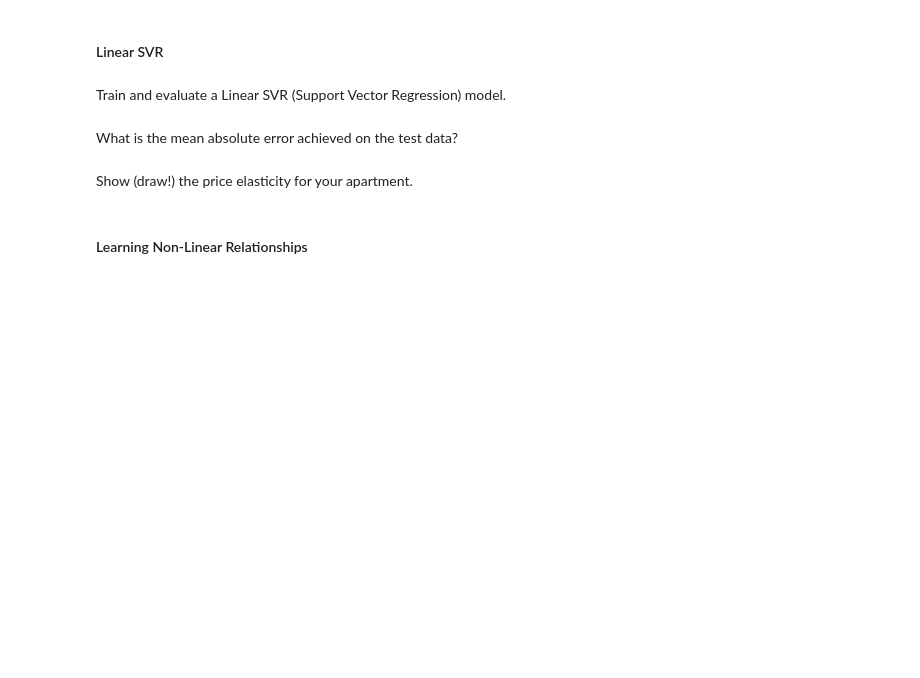
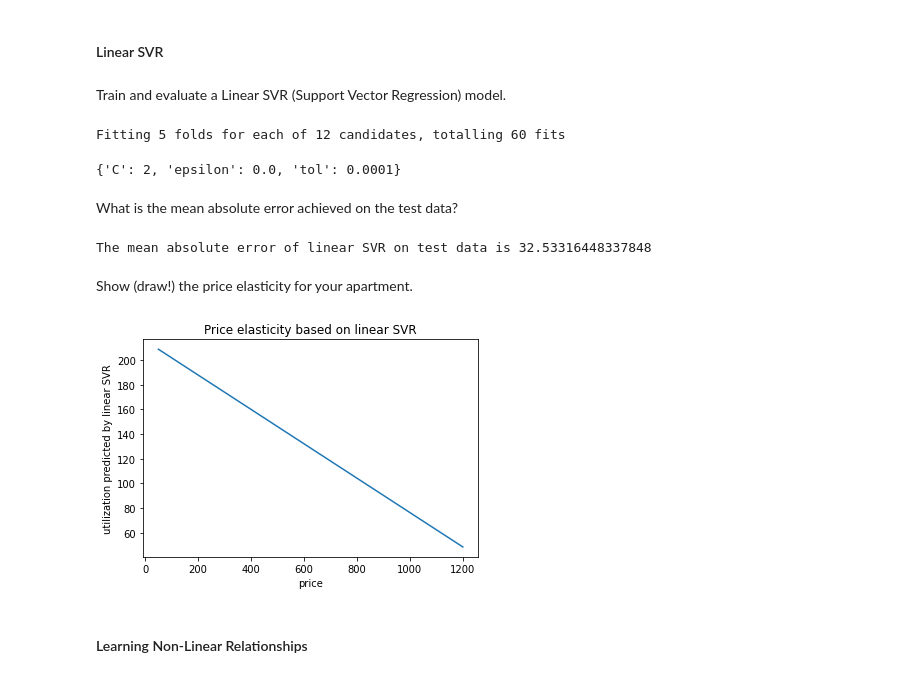
Before and after one commit to mnghiap/ids22, a Jupyter notebook: assignment1/assignment_1.ipynb, the cells around one changed output. Drawn from its saved outputs; the diff is of its cells as text; code cells hidden in the pictures; blank space fills up the shorter version.

```diff
--- a/assignment1/assignment_1.ipynb
+++ b/assignment1/assignment_1.ipynb
@@ -664,14 +667,48 @@ plot_price_elasticity(df_test, 'price', 'y_pred_linreg', ['room type', 'number r
 Train and evaluate a Linear SVR (Support Vector Regression) model.
 # %%
 # Your answer goes here
+# Perform grid search again to find best parameters set
+from sklearn.svm import LinearSVR
+params_linsvr = {
+    'epsilon': [0.0, 0.01, 0.05],
+    'tol': [1e-4, 1e-5],
+    'C': [1, 2]
+}
+linsvr_gscv = GridSearchCV(LinearSVR(random_state=RANDOM_SEED), params_linsvr, scoring='neg_mean_absolute_error',
+                           cv=5, verbose=3, n_jobs=-1)
+linsvr_gscv.fit(X_train, y_train)
+best_params_linsvr = linsvr_gscv.best_params_
+best_params_linsvr
+# %% [output]
+Fitting 5 folds for each of 12 candidates, totalling 60 fits
+{'C': 2, 'epsilon': 0.0, 'tol': 0.0001}
+# %%
+# Train a linear SVR model
+linsvr = LinearSVR(**best_params_linsvr)
+linsvr.fit(X_train, y_train)
+# Predict for test data
+y_pred_linsvr = linsvr.predict(X_test)
 # %% [markdown]
 What is the mean absolute error achieved on the test data?
 # %%
 # Your answer goes here
+mae_linsvr = mean_absolute_error(y_test, y_pred_linsvr)
+print(f"The mean absolute error of linear SVR on test data is {mae_linsvr}")
+# %% [output]
+The mean absolute error of linear SVR on test data is 32.53316448337848
 # %% [markdown]
 Show (draw!) the price elasticity for your apartment.
 # %%
 # Your answer goes here
+# Predict utilization based on the linear SVR model
+y_our_linsvr = linsvr.predict(X_our)
+plt.plot(prices, y_our_linsvr)
+plt.title("Price elasticity based on linear SVR")
+plt.xlabel("price")
+plt.ylabel("utilization predicted by linear SVR")
+plt.show()
+# %% [output]
+[figure, added]
 # %% [markdown]
 #### Learning Non-Linear Relationships
 # %% [markdown]
```
Also changed, not shown: parts of 29 cells of this notebook.
